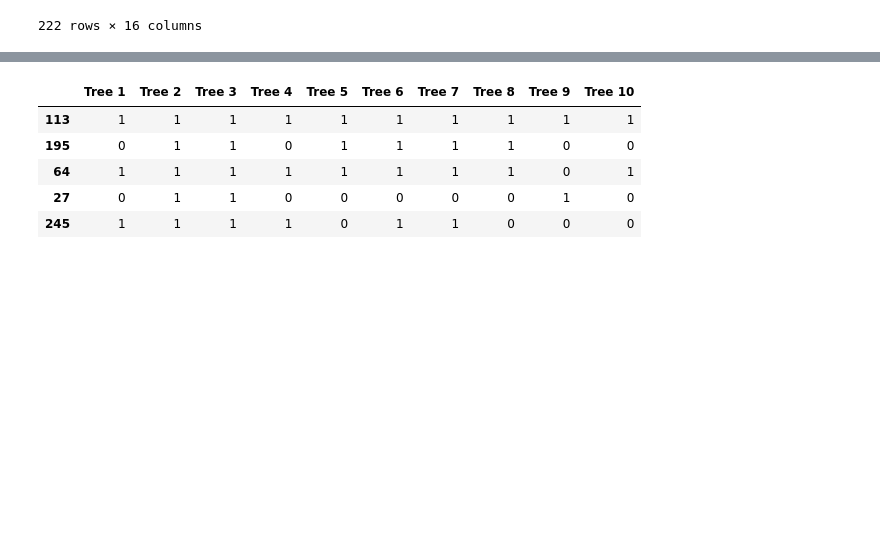
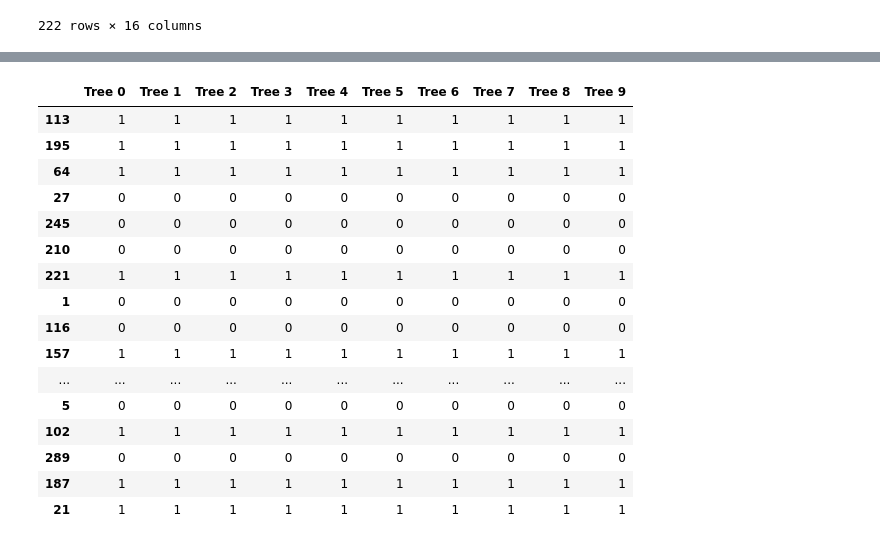
Before and after one commit to ga-curriculum/lesson-bagging, a Jupyter notebook: solution-code/solution-code.ipynb, the cells around one changed output, grey strips where cells are left out. Cells and saved outputs as stored; diff of their text form; code cells hidden in the pictures; blank space fills up the shorter version.

```diff
--- a/solution-code/Codealong.ipynb
+++ b/solution-code/solution-code.ipynb
@@ -88,6 +139,10 @@ Name: AHD_Yes, dtype: float64
 # %% [markdown]
 ## Model Prep: Train/Test Split
 # %%
-X_train, X_test, y_train, y_test = train_test_split(X, y, random_state=42, stratify=y)
+# Split data into training and testing sets.
+X_train, X_test, y_train, y_test = train_test_split(X,
+                                                    y,
+                                                    random_state=42,
+                                                    stratify=y)
 # %% [markdown]
 ## Model Instantiation
@@ -159,9 +220,13 @@ Let's mimic the "wisdom of the crowds" by creating several Decision Trees and av
 # %%
-predictions = pd.DataFrame(index=X_test.index)
+# Generate ten decision trees.
+for i in range(10):
+    # Instantiate decision trees.
+    t = DecisionTreeClassifier()
+    # Fit to our training data.
+    t.fit(X_train, y_train)
 
-for i in range(1,11):
-    t = DecisionTreeClassifier()
-    t.fit(X_train, y_train)
-    predictions['Tree {}'.format(i)] = t.predict(X_test)
+    # Put predictions in dataframe.
+    predictions[f'Tree {i}'] = t.predict(X_test)
+
 predictions
 # %% [output]
@@ -262,16 +368,43 @@ In the cell below, we'll create an ensemble of trees like before, except this ti
 # %%
+# Instantiate dataframe.
 predictions = pd.DataFrame(index=X_test.index)
-for i in range(1,11):
-    X_sample = X_train.sample(n=X_train.shape[0], replace=True)
+
+# Generate ten decision trees.
+for i in range(10):
+
+    # Bootstrap X data.
+    # Should we add a random seed?
+    X_sample = X_train.sample(n = X_train.shape[0],
+                              replace=True)
+
+    # Get y data that matches the X data.
     y_sample = y_train[X_sample.index]
+
+    # Instantiate decision trees.
     t = DecisionTreeClassifier()
-    t.fit(X_sample, y_sample)
-    predictions['Tree {}'.format(i)] = t.predict(X_test)
-predictions.head()
+
+    # Fit to our training data.
+    t.fit(X_train, y_train)
+
+    # Put predictions in dataframe.
+    predictions[f'Tree {i}'] = t.predict(X_test)
+
+predictions.head(20)
 # %% [output]
-|  | Tree 1 | Tree 2 | Tree 3 | Tree 4 | Tree 5 | Tree 6 | Tree 7 | Tree 8 | Tree 9 | Tree 10 |
+|  | Tree 0 | Tree 1 | Tree 2 | Tree 3 | Tree 4 | Tree 5 | Tree 6 | Tree 7 | Tree 8 | Tree 9 |
 | 113 | 1 | 1 | 1 | 1 | 1 | 1 | 1 | 1 | 1 | 1 |
-| 195 | 0 | 1 | 1 | 0 | 1 | 1 | 1 | 1 | 0 | 0 |
-| 64 | 1 | 1 | 1 | 1 | 1 | 1 | 1 | 1 | 0 | 1 |
-| 27 | 0 | 1 | 1 | 0 | 0 | 0 | 0 | 0 | 1 | 0 |
-| 245 | 1 | 1 | 1 | 1 | 0 | 1 | 1 | 0 | 0 | 0 |
+| 195 | 1 | 1 | 1 | 1 | 1 | 1 | 1 | 1 | 1 | 1 |
+| 64 | 1 | 1 | 1 | 1 | 1 | 1 | 1 | 1 | 1 | 1 |
+| 27 | 0 | 0 | 0 | 0 | 0 | 0 | 0 | 0 | 0 | 0 |
+| 245 | 0 | 0 | 0 | 0 | 0 | 0 | 0 | 0 | 0 | 0 |
+| 210 | 0 | 0 | 0 | 0 | 0 | 0 | 0 | 0 | 0 | 0 |
+| 221 | 1 | 1 | 1 | 1 | 1 | 1 | 1 | 1 | 1 | 1 |
+| 1 | 0 | 0 | 0 | 0 | 0 | 0 | 0 | 0 | 0 | 0 |
+| 116 | 0 | 0 | 0 | 0 | 0 | 0 | 0 | 0 | 0 | 0 |
+| 157 | 1 | 1 | 1 | 1 | 1 | 1 | 1 | 1 | 1 | 1 |
+| ... | ... | ... | ... | ... | ... | ... | ... | ... | ... | ... |
+| 5 | 0 | 0 | 0 | 0 | 0 | 0 | 0 | 0 | 0 | 0 |
+| 102 | 1 | 1 | 1 | 1 | 1 | 1 | 1 | 1 | 1 | 1 |
+| 289 | 0 | 0 | 0 | 0 | 0 | 0 | 0 | 0 | 0 | 0 |
+| 187 | 1 | 1 | 1 | 1 | 1 | 1 | 1 | 1 | 1 | 1 |
+| 21 | 1 | 1 | 1 | 1 | 1 | 1 | 1 | 1 | 1 | 1 |
```
Also changed, not shown: parts of 50 cells of this notebook, 2 other files.
